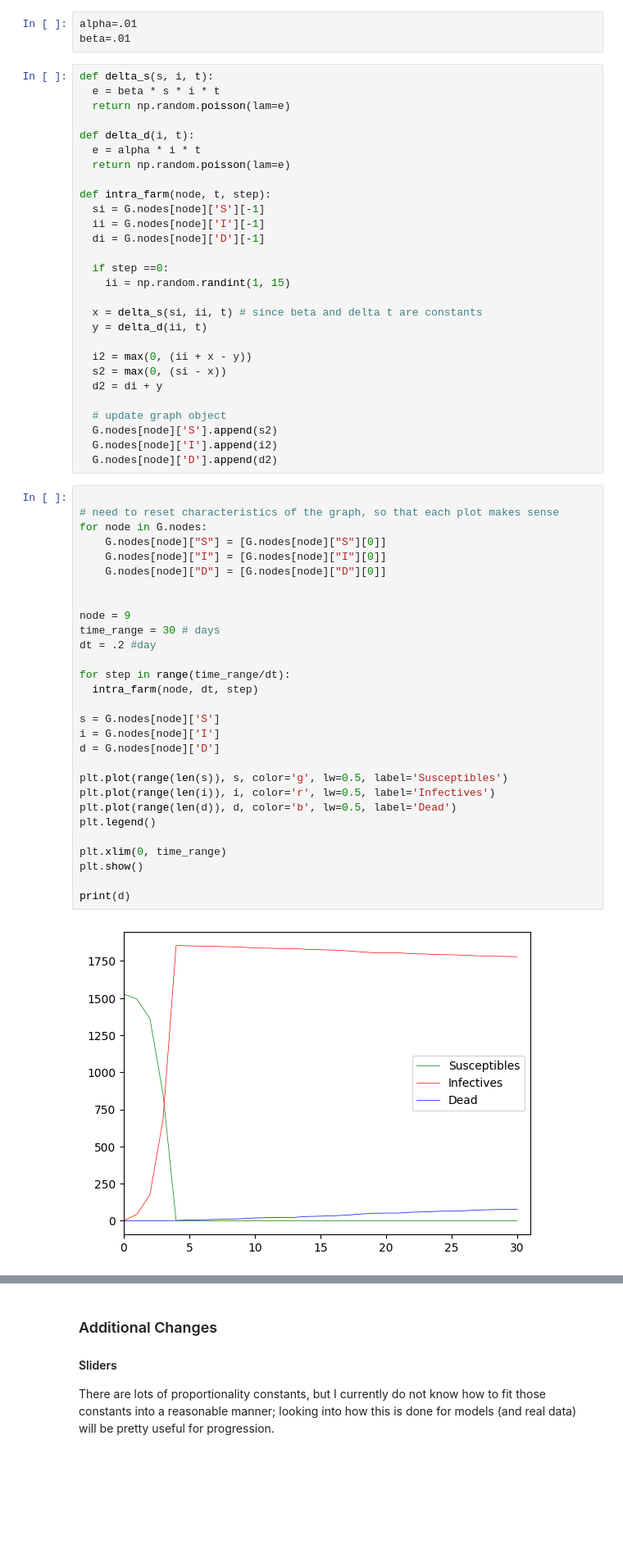
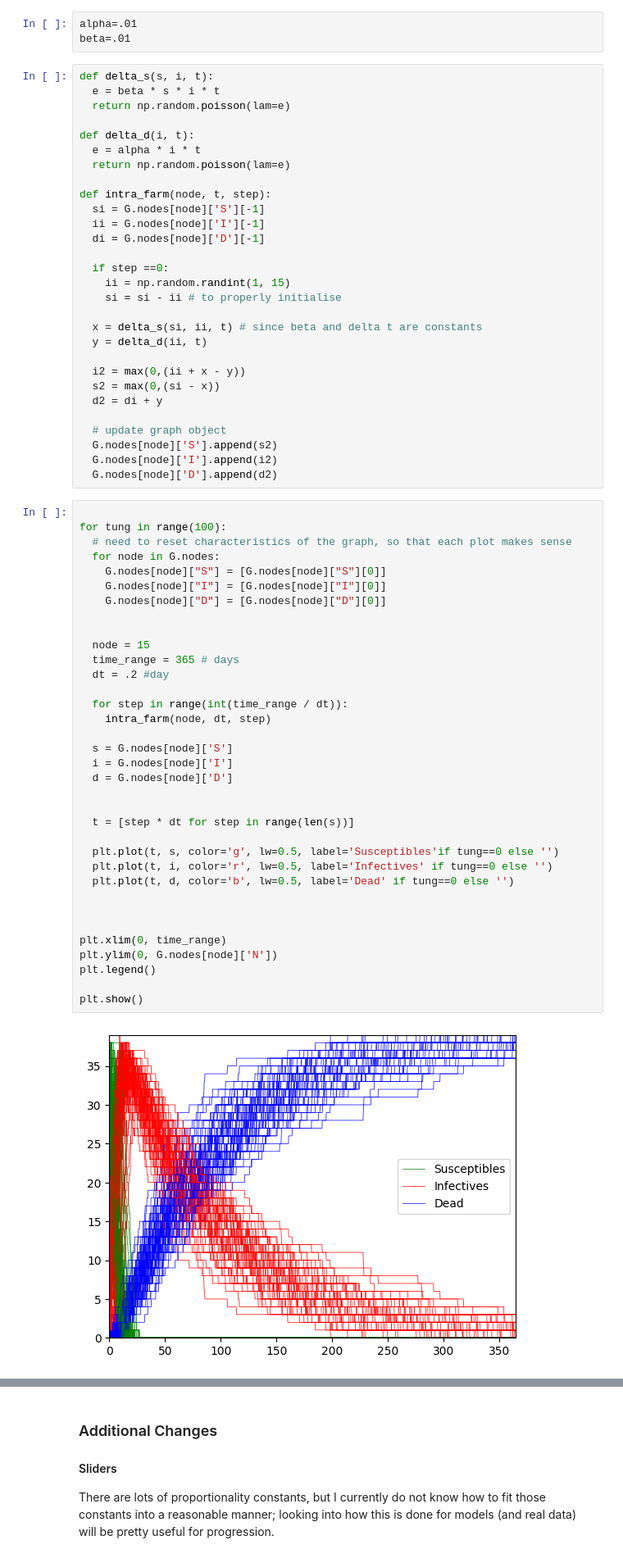
Before and after one commit to r-okotie179/diseaseModelling, a Jupyter notebook: test.ipynb, the cells around one changed output, grey strips where cells are left out. Shown at 82% size. Saved outputs shown, nothing was run; the diff lists cells and outputs as text; blank space fills up the shorter version.

```diff
--- a/test.ipynb
+++ b/test.ipynb
@@ -630,12 +622,13 @@ def intra_farm(node, t, step):
 
   if step ==0:
     ii = np.random.randint(1, 15)
+    si = si - ii # to properly initialise
 
   x = delta_s(si, ii, t) # since beta and delta t are constants
   y = delta_d(ii, t)
 
-  i2 = max(0, (ii + x - y))
-  s2 = max(0, (si - x))
+  i2 = max(0,(ii + x - y))
+  s2 = max(0,(si - x))
   d2 = di + y
 
   # update graph object
@@ -644,32 +637,38 @@ def intra_farm(node, t, step):
   G.nodes[node]['D'].append(d2)
 # %%
 
-# need to reset characteristics of the graph, so that each plot makes sense
-for node in G.nodes:
+for tung in range(100):
+  # need to reset characteristics of the graph, so that each plot makes sense
+  for node in G.nodes:
     G.nodes[node]["S"] = [G.nodes[node]["S"][0]]
     G.nodes[node]["I"] = [G.nodes[node]["I"][0]]
     G.nodes[node]["D"] = [G.nodes[node]["D"][0]]
 
 
-node = 9
-time_range = 30 # days
-dt = .2 #day
+  node = 15
+  time_range = 365 # days
+  dt = .2 #day
 
-for step in range(time_range/dt):
-  intra_farm(node, dt, step)
+  for step in range(int(time_range / dt)):
+    intra_farm(node, dt, step)
 
-s = G.nodes[node]['S']
-i = G.nodes[node]['I']
-d = G.nodes[node]['D']
+  s = G.nodes[node]['S']
+  i = G.nodes[node]['I']
+  d = G.nodes[node]['D']
 
-plt.plot(range(len(s)), s, color='g', lw=0.5, label='Susceptibles')
-plt.plot(range(len(i)), i, color='r', lw=0.5, label='Infectives')
-plt.plot(range(len(d)), d, color='b', lw=0.5, label='Dead')
+
+  t = [step * dt for step in range(len(s))]
+
+  plt.plot(t, s, color='g', lw=0.5, label='Susceptibles'if tung==0 else '')
+  plt.plot(t, i, color='r', lw=0.5, label='Infectives' if tung==0 else '')
+  plt.plot(t, d, color='b', lw=0.5, label='Dead' if tung==0 else '')
+
+
+
+plt.xlim(0, time_range)
+plt.ylim(0, G.nodes[node]['N'])
 plt.legend()
 
-plt.xlim(0, time_range)
 plt.show()
-
-print(d)
 # %% [output]
-[figure, old version]
+[figure, new version]
```
Also changed, not shown: parts of 5 cells of this notebook.
